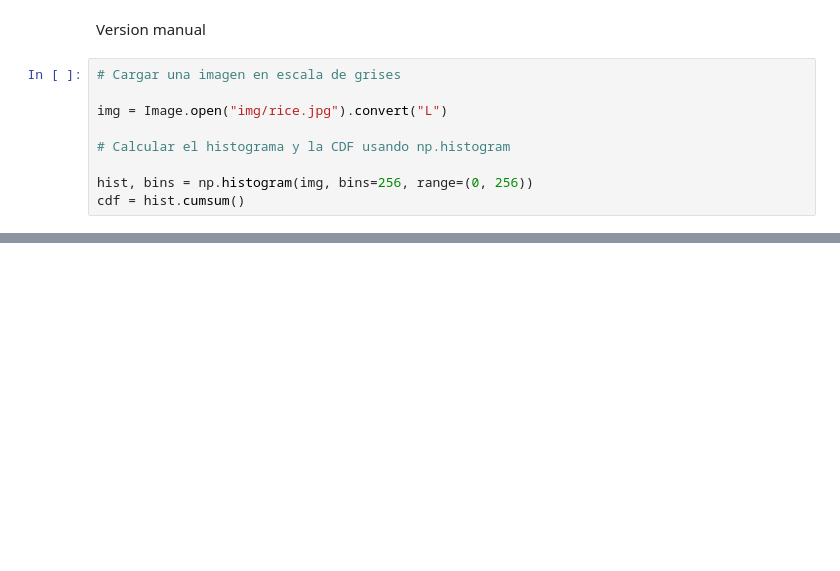
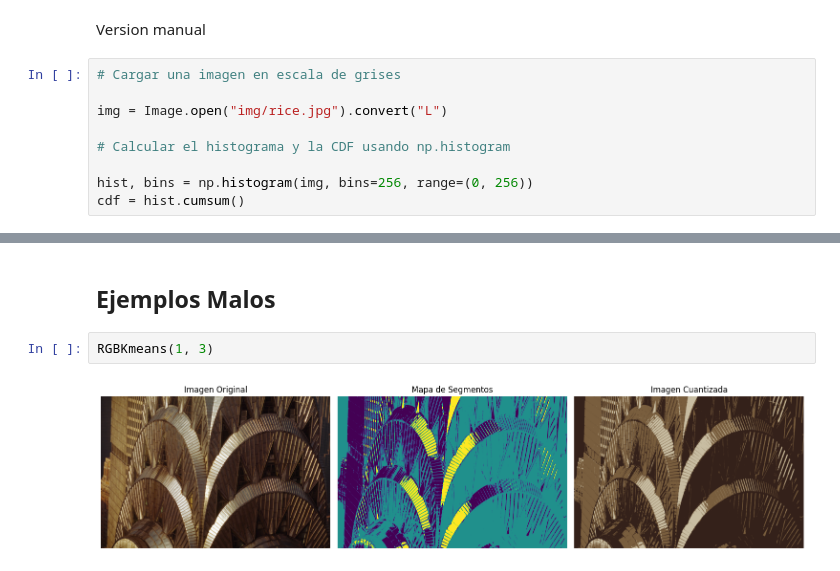
Before and after one commit to Diego2250/CV-LAB1, a Jupyter notebook: lab1.ipynb, the cells around one changed output, grey strips where cells are left out. Cells and saved outputs as stored; diff of their text form; blank space fills up the shorter version.

```diff
--- a/lab1.ipynb
+++ b/lab1.ipynb
@@ -86,0 +168,6 @@ cdf = hist.cumsum()
+# %% [markdown]
+## Ejemplos Malos
+# %%
+RGBKmeans(1, 3)
+# %% [output]
+[figure, added]
```
Also changed, not shown: parts of 10 cells of this notebook.
